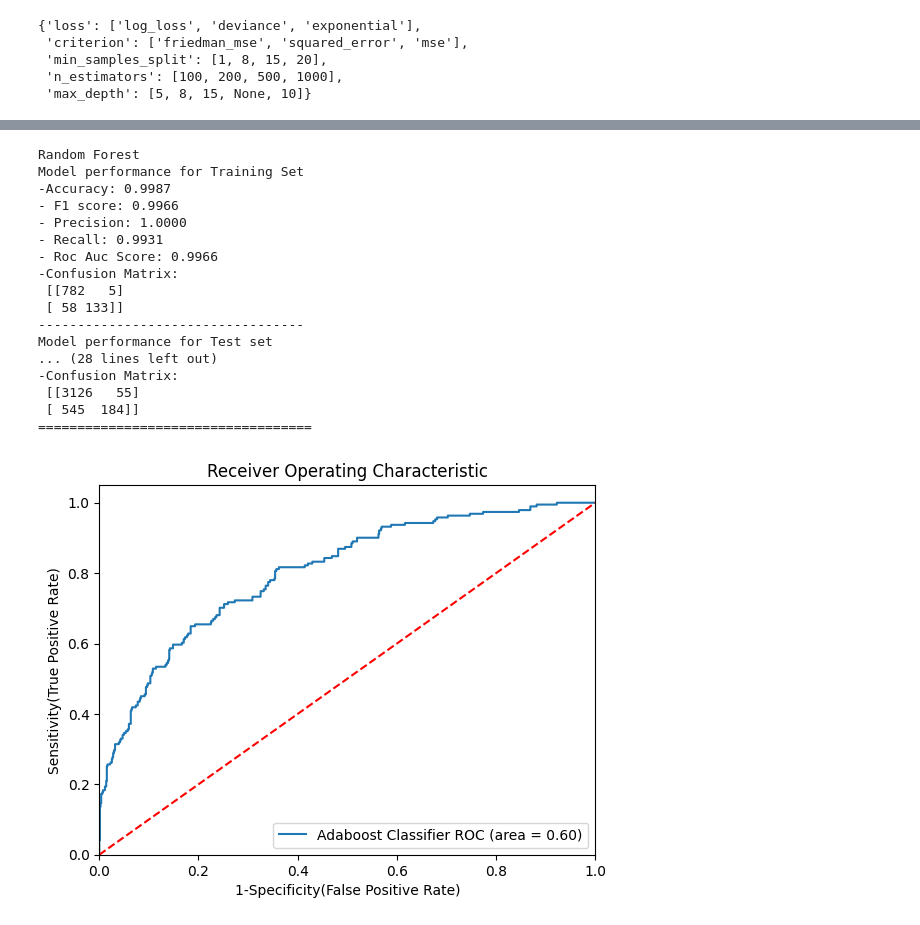
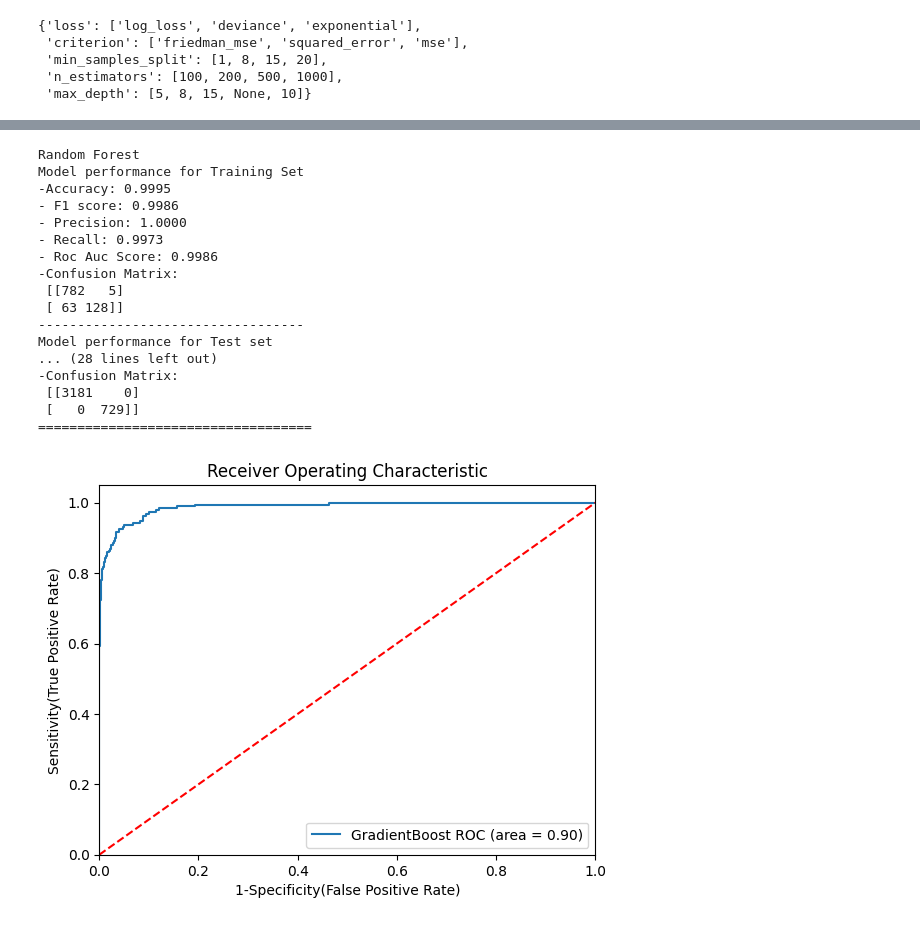
Before and after one commit to udityamerit/Complete-Machine-Learning-For-Beginners, a Jupyter notebook: 18-Gradient Boosting In Machine Learning/18.1-Gradient Boosting Classification.ipynb, the cells around one changed output, grey strips where cells are left out. Cells and saved outputs as stored; diff of their text form; code cells hidden in the pictures.

Commit message:
update the code for gradient boosting

```diff
--- a/18-Gradient Boosting In Machine Learning/18.1-Gradient Boosting Classification.ipynb
+++ b/18-Gradient Boosting In Machine Learning/18.1-Gradient Boosting Classification.ipynb
@@ -405,7 +410,7 @@ models={
 
     "Random Forest":RandomForestClassifier(n_estimators=500,min_samples_split=2,
                                           max_features=8,max_depth=15),
-    "GradientBoost": GradientBoostingClassifier(n_estimators=80, algorithm='SAMME')
+    "GradientBoost": GradientBoostingClassifier(n_estimators=500, min_samples_split= 20, max_depth= 15, loss = 'log_loss', criterion= 'friedman_mse')
 }
 
 # Training all the models
@@ -464,51 +469,51 @@ for i in range(len(list(models))):
 # %% [output]
 Random Forest
 Model performance for Training Set
--Accuracy: 0.9987
-- F1 score: 0.9966
+-Accuracy: 0.9995
+- F1 score: 0.9986
 - Precision: 1.0000
-- Recall: 0.9931
-- Roc Auc Score: 0.9966
+- Recall: 0.9973
+- Roc Auc Score: 0.9986
 -Confusion Matrix:
  [[782   5]
- [ 58 133]]
+ [ 63 128]]
 ----------------------------------
 Model performance for Test set
 ... (28 lines left out)
 -Confusion Matrix:
- [[3126   55]
- [ 545  184]]
+ [[3181    0]
+ [   0  729]]
 ===================================
 # %%
 ## Plot ROC AUC Curve
 from sklearn.metrics import roc_auc_score,roc_curve
 plt.figure()
 
 # Add the models to the list that you want to view on the ROC plot
 auc_models = [
 {
-    'label': 'Adaboost Classifier',
-    'model': AdaBoostClassifier(n_estimators=80, algorithm='SAMME'),
-    'auc':  0.6049
+    'label': "GradientBoost",
+    'model':  GradientBoostingClassifier(n_estimators=500, min_samples_split= 20, max_depth= 15, loss = 'log_loss', criterion= 'friedman_mse'),
+    'auc':  0.9019
 },
 
 ]
 # create loop through all model
 for algo in auc_models:
     model = algo['model']
     model.fit(X_train, y_train)
 
     fpr, tpr, thresholds = roc_curve(y_test, model.predict_proba(X_test)[:,1])
 
     plt.plot(fpr, tpr, label='%s ROC (area = %0.2f)' % (algo['label'], algo['auc']))
 # Custom settings for the plot
 plt.plot([0, 1], [0, 1],'r--')
 plt.xlim([0.0, 1.0])
 plt.ylim([0.0, 1.05])
 plt.xlabel('1-Specificity(False Positive Rate)')
 plt.ylabel('Sensitivity(True Positive Rate)')
 plt.title('Receiver Operating Characteristic')
 plt.legend(loc="lower right")
 plt.show()
 # %% [output]
-[figure, old version]
+[figure, new version]
```
Also changed, not shown: parts of 1 cell of this notebook.
